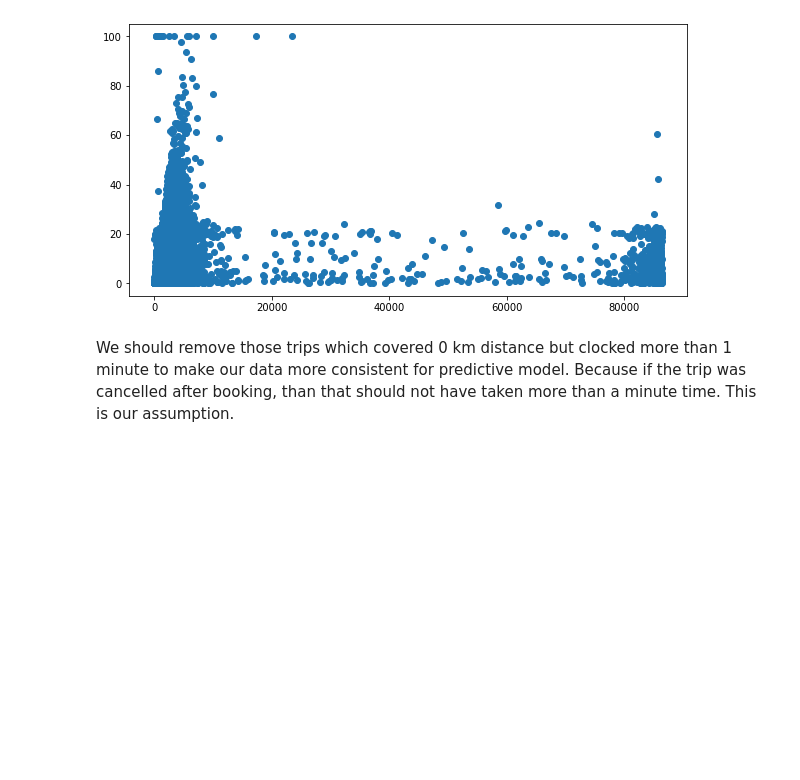
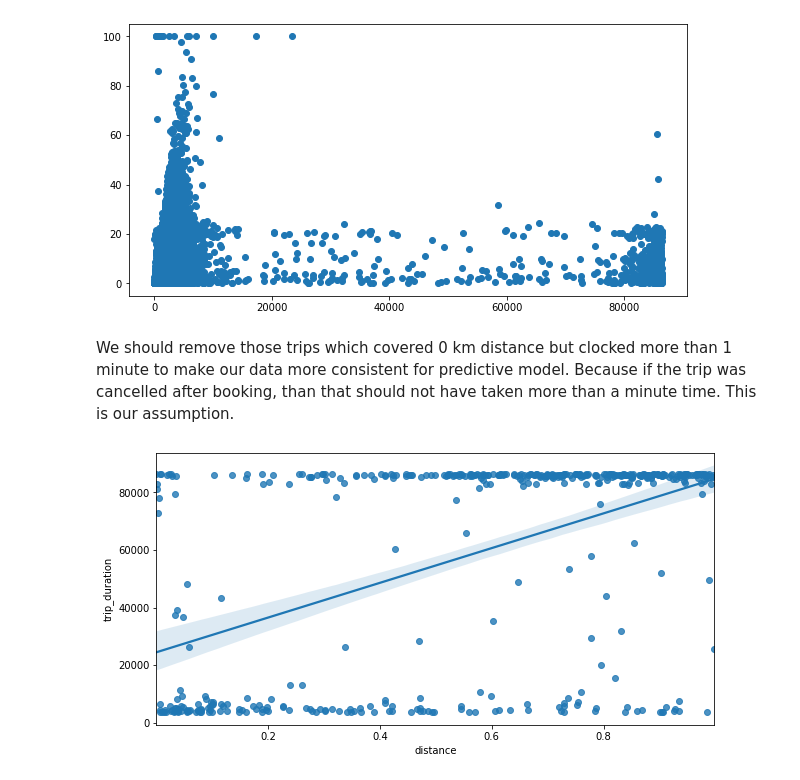
Before and after one commit to AmirKhan6219/NYC-Taxi-Trip-Time-Prediction, a Jupyter notebook: NYC_Taxi_Trip_Time_prediction.ipynb, the cells around one changed output. Cells and saved outputs as stored; diff of their text form; code cells hidden in the pictures; blank space fills up the shorter version.

```diff
--- a/NYC_Taxi_Trip_Time_prediction.ipynb
+++ b/NYC_Taxi_Trip_Time_prediction.ipynb
@@ -427,3 +427,11 @@ plt.show()
 We should remove those trips which covered 0 km distance but clocked more than 1 minute to make our data more consistent for predictive model. Because if the trip was cancelled after booking, than that should not have taken more than a minute time. This is our assumption.
 # %%
 data = data[~((data.distance == 0) & (data.trip_duration >= 60))]
+# %%
+data1= data.loc[(data['distance'] <= 1) & (data['trip_duration'] >= 3600),['distance','trip_duration']].reset_index(drop=True)
+# %%
+plt.figure(figsize = (10,5))
+sns.regplot(data1.distance, data1.trip_duration)
+plt.show()
+# %% [output]
+[figure, added]
```
Also changed, not shown: parts of 18 cells of this notebook.
